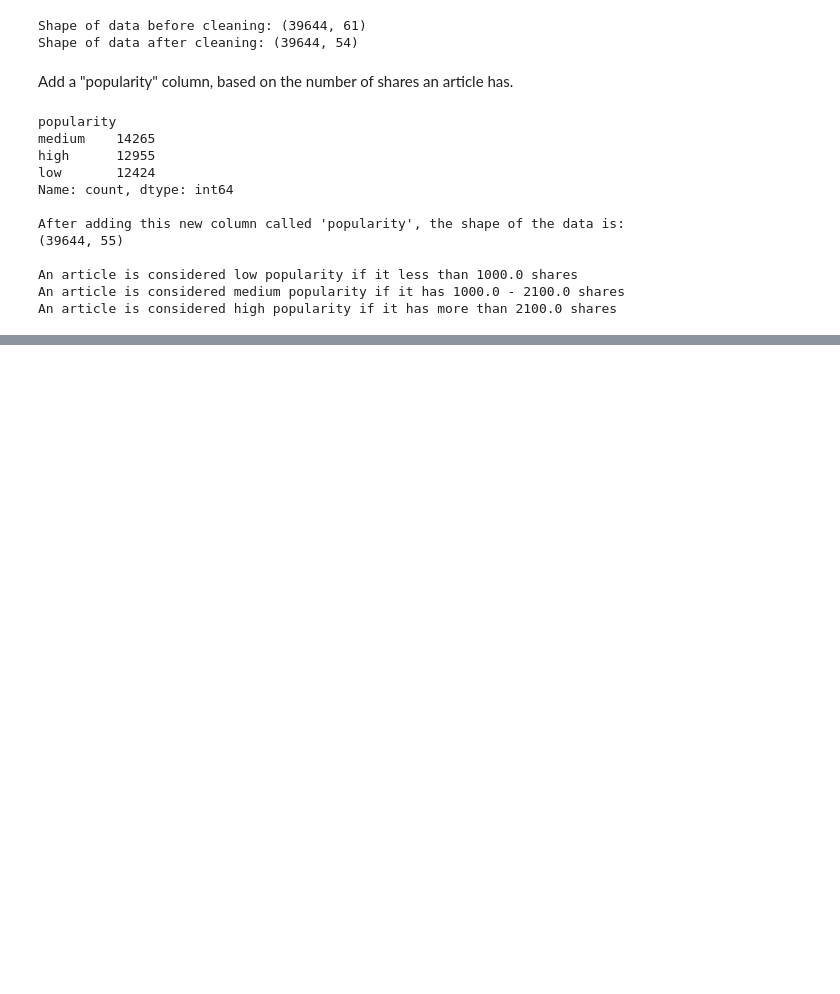
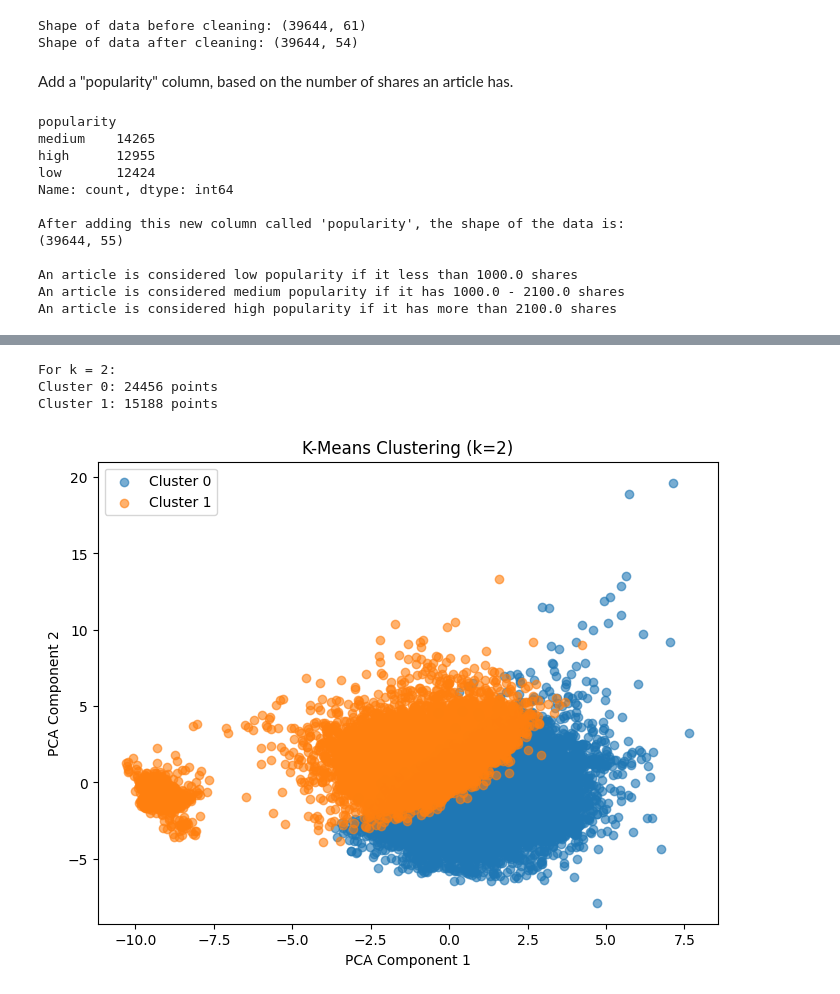
Before and after one commit to nishadelias/News_Popularity_Prediction, a Jupyter notebook: predictor.ipynb, the cells around one changed output, grey strips where cells are left out. Saved outputs shown, nothing was run; the diff lists cells and outputs as text; code cells hidden in the pictures; blank space fills up the shorter version.

```diff
--- a/predictor.ipynb
+++ b/predictor.ipynb
@@ -94,0 +83,18 @@ Testing set shape: (9644, 55)
+# %%
+features = df_cleaned.drop(columns=["shares", "popularity"])
+
+means = features.mean()
+std_devs = features.std()
+
+df_standardized = (features - means) / std_devs
+
+df_standardized.columns = features.columns
+
+# Verify standardization
+standardized_means = df_standardized.mean()
+standardized_std_devs = df_standardized.std()
+
+print("Feature-wise Mean After Standardization (should be ~0):")
+print(standardized_means)
+print("\nFeature-wise Std Dev After Standardization (should be ~1):")
+print(standardized_std_devs)
@@ -94,0 +121,62 @@ Testing set shape: (9644, 55)
+# %%
+import matplotlib.pyplot as plt
+from sklearn.decomposition import PCA
+
+# Function to calculate euclidean distance
+def euclidean_distance(a, b):
+    return np.sqrt(np.sum((a - b) ** 2, axis=1))
+
+
+# Function to perform k-means clustering for a given value of k
+def k_means(X, k, max_iters=100, tol=1e-4):
+    # Randomly initialize k centroids
+    # For reproducibility, do np.random.seed() with the same integer
+    np.random.seed(42)
+    centroids = X[np.random.choice(X.shape[0], k, replace=False)]
+
+    for _ in range(max_iters):
+        # Assign each point to the nearest centroid
+        distances = np.array([euclidean_distance(X, c) for c in centroids])
+        labels = np.argmin(distances, axis=0)
+
+        # Compute new centroids
+        new_centroids = np.array([X[labels == i].mean(axis=0) for i in range(k)])
+
+        # Check for convergence
+        if np.max(np.linalg.norm(new_centroids - centroids, axis=1)) < tol:
+            break
+        centroids = new_centroids
+
+    return labels, centroids
+
+
+def plot_clusters(X, labels, k):
+    pca = PCA(n_components=2)  # Reduce to 2D
+    X_pca = pca.fit_transform(X)
+
+    plt.figure(figsize=(8, 6))
+    for i in range(k):
+        plt.scatter(X_pca[labels == i, 0], X_pca[labels == i, 1], label=f'Cluster {i}', alpha=0.6)
+
+    plt.xlabel("PCA Component 1")
+    plt.ylabel("PCA Component 2")
+    plt.title(f"K-Means Clustering (k={k})")
+    plt.legend()
+    plt.show()
+
+
+# Convert df to a numpy array
+X = df_standardized.to_numpy()
+
+# Run k-means for different k values and check cluster spread
+for k in [2, 3, 4, 5]:
+    labels, centroids = k_means(X, k)
+    print(f"\nFor k = {k}:")
+    for i in range(k):
+        print(f"Cluster {i}: {np.sum(labels == i)} points")
+    plot_clusters(X, np.array(labels), k)
+# %% [output]
+For k = 2:
+Cluster 0: 24456 points
+Cluster 1: 15188 points
+[figure, added]
```
Also changed, not shown: parts of 12 cells of this notebook, 1 other file.
